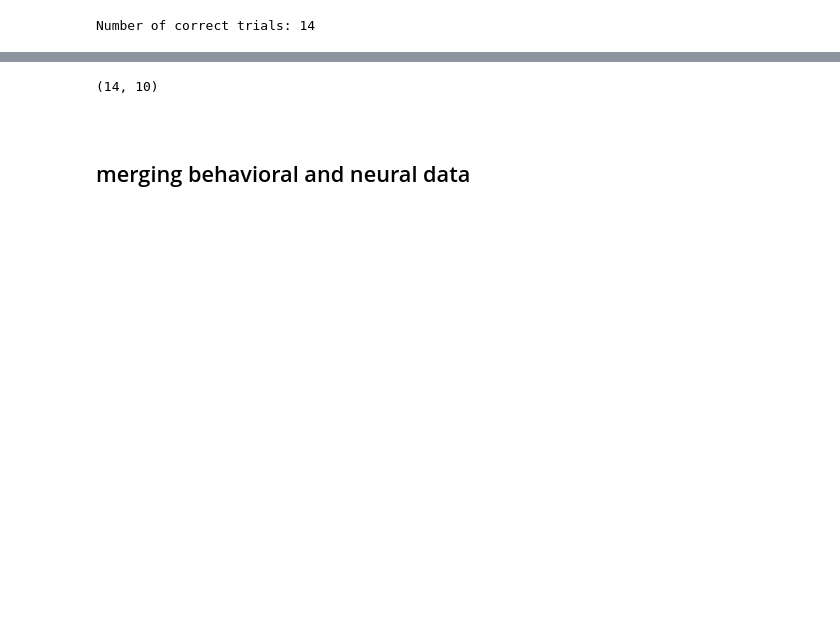
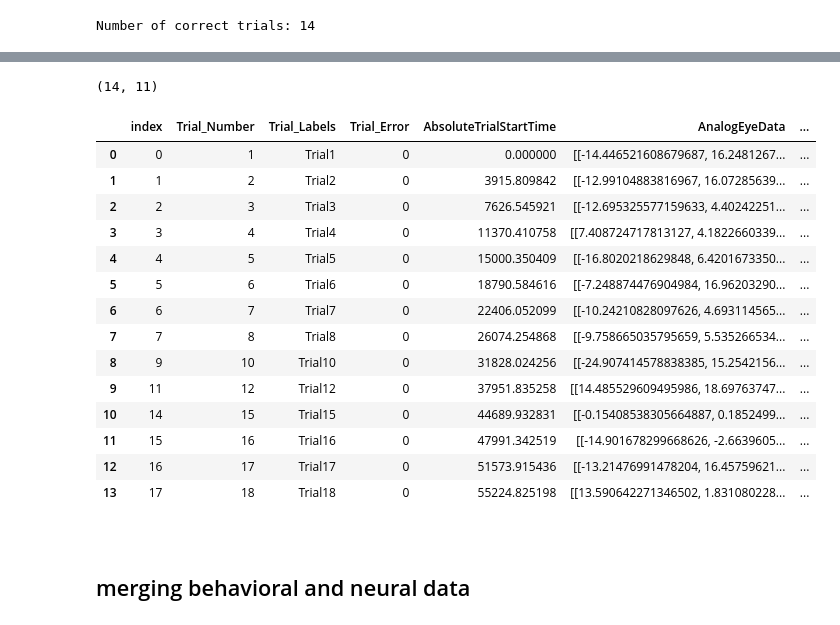
Before and after one commit to SmilodonCub/linArray, a Jupyter notebook: linArray_notebook.ipynb, the cells around one changed output, grey strips where cells are left out. Saved outputs shown, nothing was run; the diff lists cells and outputs as text; code cells hidden in the pictures; blank space fills up the shorter version.

```diff
--- a/linArray_notebook.ipynb
+++ b/linArray_notebook.ipynb
@@ -762,10 +762,26 @@ Peanut_delayedSaccadeTask_2016_6_8_1_1_BHV_plus.head( )
 # %%
 # select just the correct trials
 Peanut_delayedSaccadeTask_2016_6_8_1_1_BHV_correct = Peanut_delayedSaccadeTask_2016_6_8_1_1_BHV_plus[
-    Peanut_delayedSaccadeTask_2016_6_8_1_1_BHV_plus['Trial_Error']==0]
-Peanut_delayedSaccadeTask_2016_6_8_1_1_BHV_correct.shape
+    Peanut_delayedSaccadeTask_2016_6_8_1_1_BHV_plus['Trial_Error']==0].reset_index()
+print( Peanut_delayedSaccadeTask_2016_6_8_1_1_BHV_correct.shape )
+Peanut_delayedSaccadeTask_2016_6_8_1_1_BHV_correct
 # %% [output]
-(14, 10)
+(14, 11)
+|  | index | Trial_Number | Trial_Labels | Trial_Error | AbsoluteTrialStartTime | AnalogEyeData | ... |
+| 0 | 0 | 1 | Trial1 | 0 | 0.000000 | [[-14.446521608679687, 16.2481267... | ... |
+| 1 | 1 | 2 | Trial2 | 0 | 3915.809842 | [[-12.99104883816967, 16.07285639... | ... |
+| 2 | 2 | 3 | Trial3 | 0 | 7626.545921 | [[-12.695325577159633, 4.40242251... | ... |
+| 3 | 3 | 4 | Trial4 | 0 | 11370.410758 | [[7.408724717813127, 4.1822660339... | ... |
+| 4 | 4 | 5 | Trial5 | 0 | 15000.350409 | [[-16.8020218629848, 6.4201673350... | ... |
+| 5 | 5 | 6 | Trial6 | 0 | 18790.584616 | [[-7.248874476904984, 16.96203290... | ... |
+| 6 | 6 | 7 | Trial7 | 0 | 22406.052099 | [[-10.24210828097626, 4.693114565... | ... |
+| 7 | 7 | 8 | Trial8 | 0 | 26074.254868 | [[-9.758665035795659, 5.535266534... | ... |
+| 8 | 9 | 10 | Trial10 | 0 | 31828.024256 | [[-24.907414578838385, 15.2542156... | ... |
+| 9 | 11 | 12 | Trial12 | 0 | 37951.835258 | [[14.485529609495986, 18.69763747... | ... |
+| 10 | 14 | 15 | Trial15 | 0 | 44689.932831 | [[-0.15408538305664887, 0.1852499... | ... |
+| 11 | 15 | 16 | Trial16 | 0 | 47991.342519 | [[-14.901678299668626, -2.6639605... | ... |
+| 12 | 16 | 17 | Trial17 | 0 | 51573.915436 | [[-13.21476991478204, 16.45759621... | ... |
+| 13 | 17 | 18 | Trial18 | 0 | 55224.825198 | [[13.590642271346502, 1.831080228... | ... |
 # %% [markdown]
 <br>
 
```
Also changed, not shown: parts of 14 cells of this notebook.
